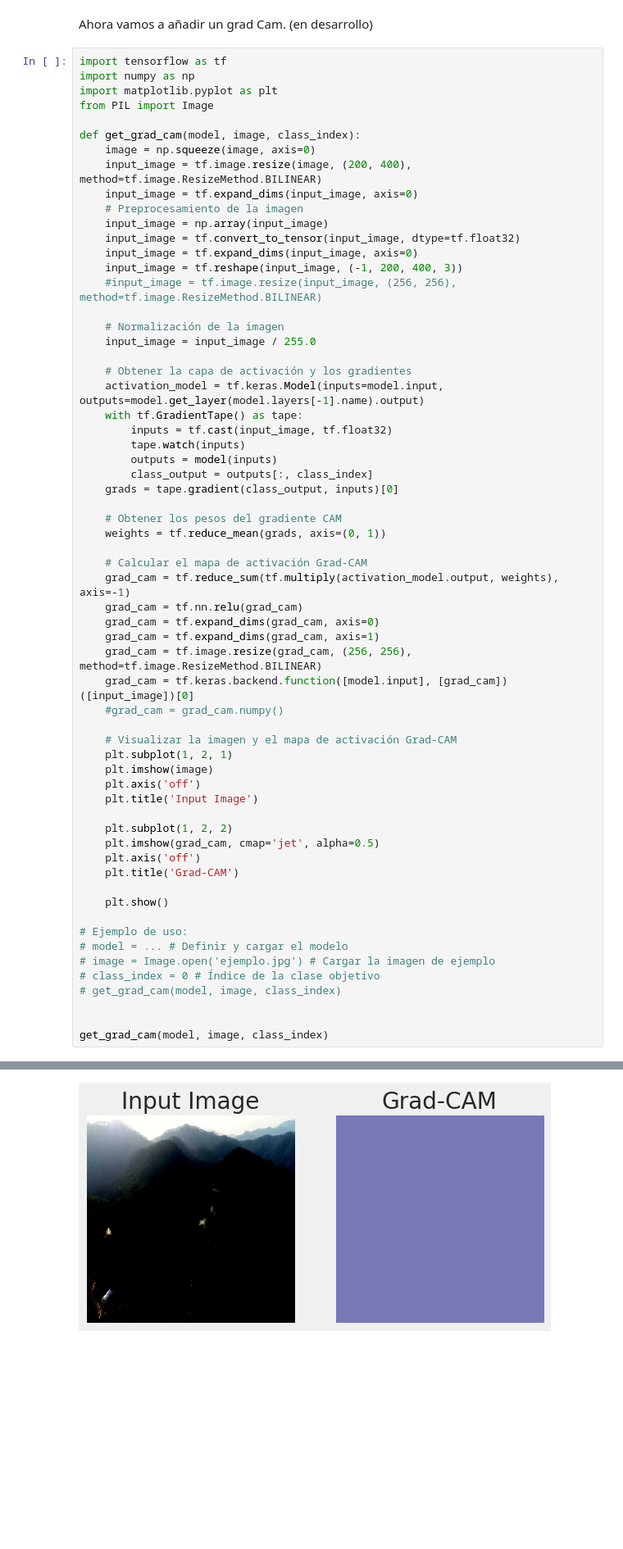
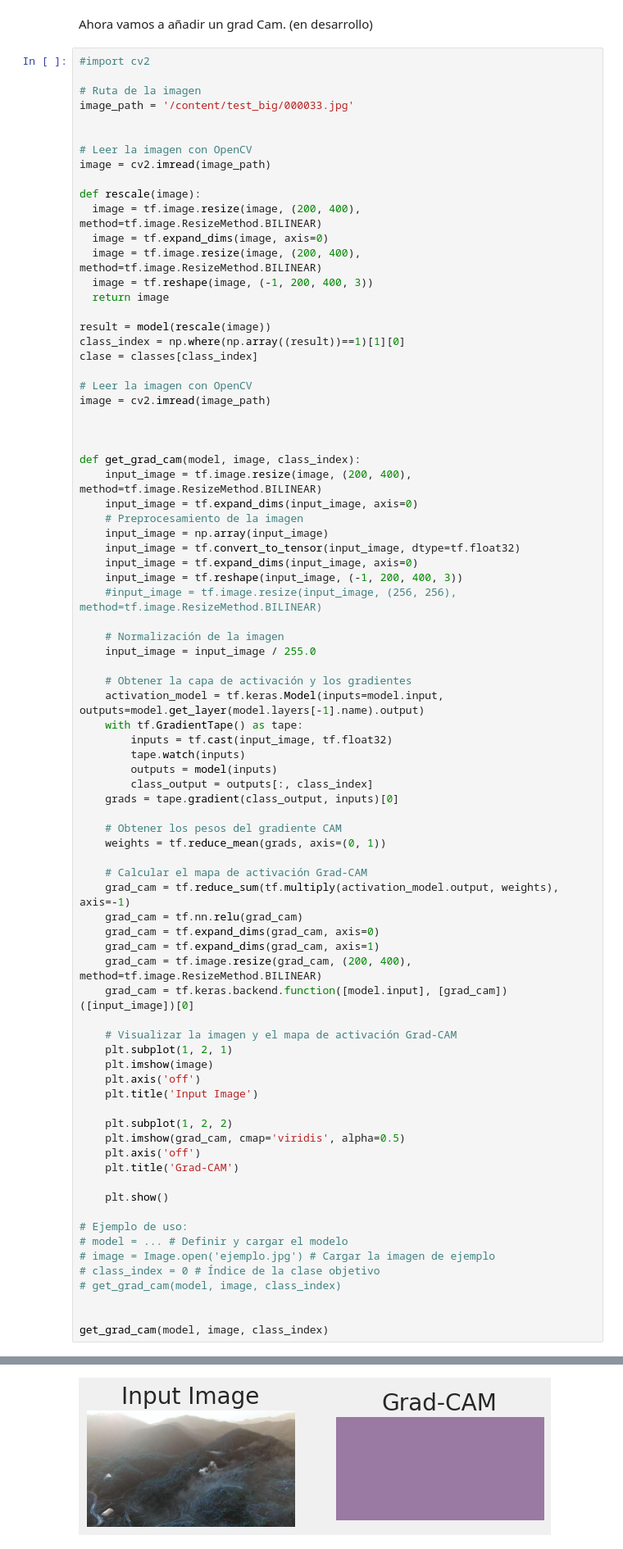
Before and after one commit to JonDScode/Fire_Detection, a Jupyter notebook: smoke_fire_f1_score_99_9.ipynb, the cells around one changed output, grey strips where cells are left out. Shown at 82% size. Cells and saved outputs as stored; diff of their text form; blank space fills up the shorter version.

```diff
--- a/smoke_fire_f1_score_99_9.ipynb
+++ b/smoke_fire_f1_score_99_9.ipynb
@@ -774,13 +773,32 @@ weighted avg       1.00      1.00      1.00       142
 # %% [markdown]
 Ahora vamos a añadir un grad Cam. (en desarrollo)
 # %%
-import tensorflow as tf
-import numpy as np
-import matplotlib.pyplot as plt
-from PIL import Image
+#import cv2
+
+# Ruta de la imagen
+image_path = '/content/test_big/000033.jpg'
+
+
+# Leer la imagen con OpenCV
+image = cv2.imread(image_path)
+
+def rescale(image):
+  image = tf.image.resize(image, (200, 400), method=tf.image.ResizeMethod.BILINEAR)
+  image = tf.expand_dims(image, axis=0)
+  image = tf.image.resize(image, (200, 400), method=tf.image.ResizeMethod.BILINEAR)
+  image = tf.reshape(image, (-1, 200, 400, 3))
+  return image
+
+result = model(rescale(image))
+class_index = np.where(np.array((result))==1)[1][0]
+clase = classes[class_index]
+
+# Leer la imagen con OpenCV
+image = cv2.imread(image_path)
+
+
 
 def get_grad_cam(model, image, class_index):
-    image = np.squeeze(image, axis=0)
     input_image = tf.image.resize(image, (200, 400), method=tf.image.ResizeMethod.BILINEAR)
     input_image = tf.expand_dims(input_image, axis=0)
     # Preprocesamiento de la imagen
@@ -810,9 +828,8 @@ def get_grad_cam(model, image, class_index):
     grad_cam = tf.nn.relu(grad_cam)
     grad_cam = tf.expand_dims(grad_cam, axis=0)
     grad_cam = tf.expand_dims(grad_cam, axis=1)
-    grad_cam = tf.image.resize(grad_cam, (256, 256), method=tf.image.ResizeMethod.BILINEAR)
+    grad_cam = tf.image.resize(grad_cam, (200, 400), method=tf.image.ResizeMethod.BILINEAR)
     grad_cam = tf.keras.backend.function([model.input], [grad_cam])([input_image])[0]
-    #grad_cam = grad_cam.numpy()
 
     # Visualizar la imagen y el mapa de activación Grad-CAM
     plt.subplot(1, 2, 1)
@@ -821,7 +838,7 @@ def get_grad_cam(model, image, class_index):
     plt.title('Input Image')
 
     plt.subplot(1, 2, 2)
-    plt.imshow(grad_cam, cmap='jet', alpha=0.5)
+    plt.imshow(grad_cam, cmap='viridis', alpha=0.5)
     plt.axis('off')
     plt.title('Grad-CAM')
 
@@ -840 +856 @@ WARNING:matplotlib.image:Clipping input data to the valid range for imshow with
-[figure, old version]
+[figure, new version]
```
Also changed, not shown: parts of 10 cells of this notebook.
